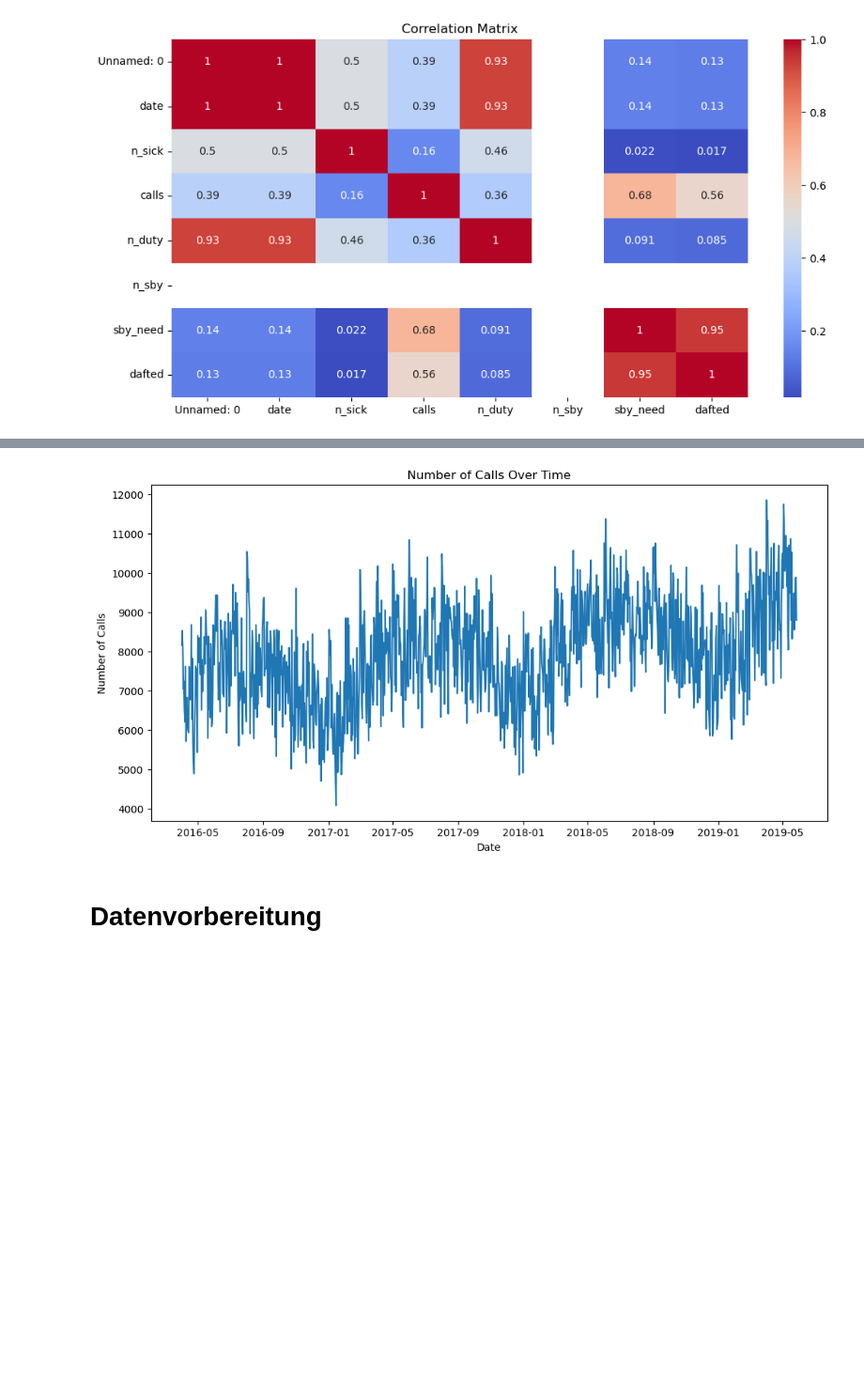
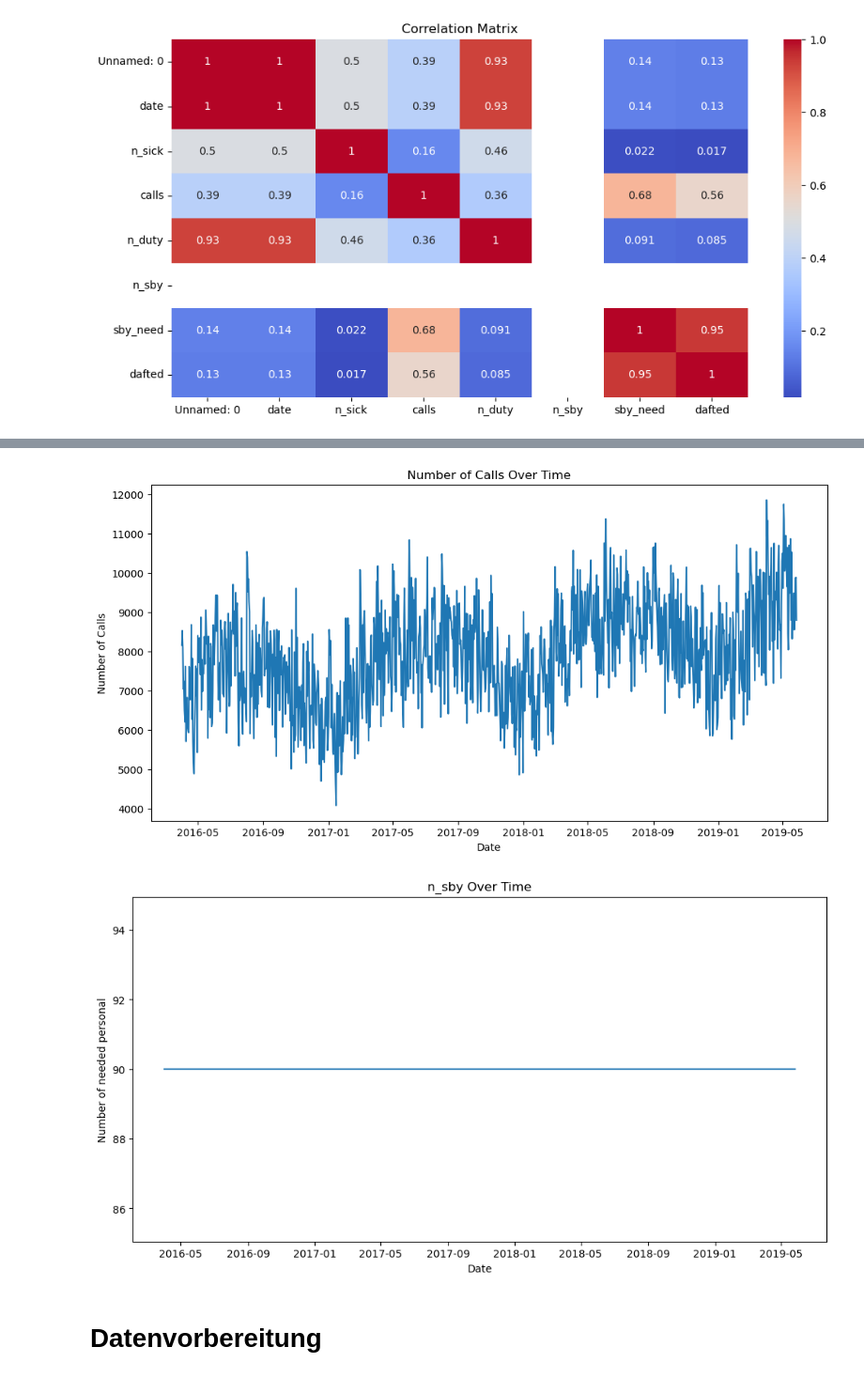
Before and after one commit to jasper-bk/Fallstudie_Model_Engineering_SoSe2024, a Jupyter notebook: notebooks/exploration/data_exploration.ipynb, the cells around one changed output, grey strips where cells are left out. Shown at 94% size. Saved outputs shown, nothing was run; the diff lists cells and outputs as text; code cells hidden in the pictures; blank space fills up the shorter version.

```diff
--- a/notebooks/exploration/data_exploration.ipynb
+++ b/notebooks/exploration/data_exploration.ipynb
@@ -64,22 +88,31 @@ plt.show()
 # %%
 # Plot n_sick over time
 plt.figure(figsize=(12, 6))
 sns.lineplot(data=df, x='date', y='n_sick')
 plt.title('Number of Sick Employees Over Time')
 plt.xlabel('Date')
 plt.ylabel('Number of Sick Employees')
 plt.show()
 
 # Plot calls over time
 plt.figure(figsize=(12, 6))
 sns.lineplot(data=df, x='date', y='calls')
 plt.title('Number of Calls Over Time')
 plt.xlabel('Date')
 plt.ylabel('Number of Calls')
 plt.show()
+
+# Plot sby_need over time
+plt.figure(figsize=(12, 6))
+sns.lineplot(data=df, x='date', y='n_sby')
+plt.title('n_sby Over Time')
+plt.xlabel('Date')
+plt.ylabel('Number of needed personal')
+plt.show()
 # %% [output]
 [figure]
 [figure]
+[figure, added]
 # %% [markdown]
 # Datenvorbereitung
 # %%
```
Also changed, not shown: parts of 5 cells of this notebook, 6 other files.
